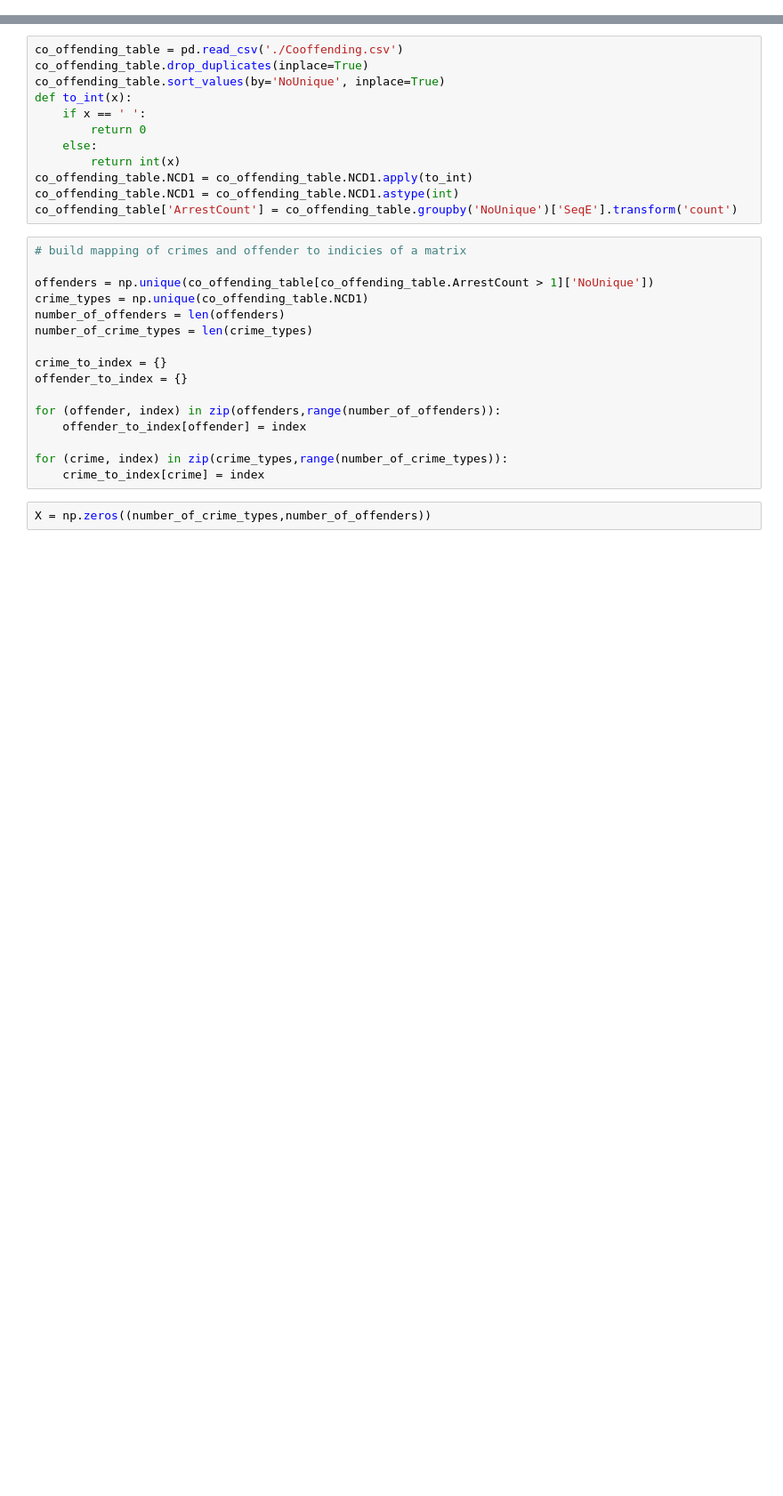
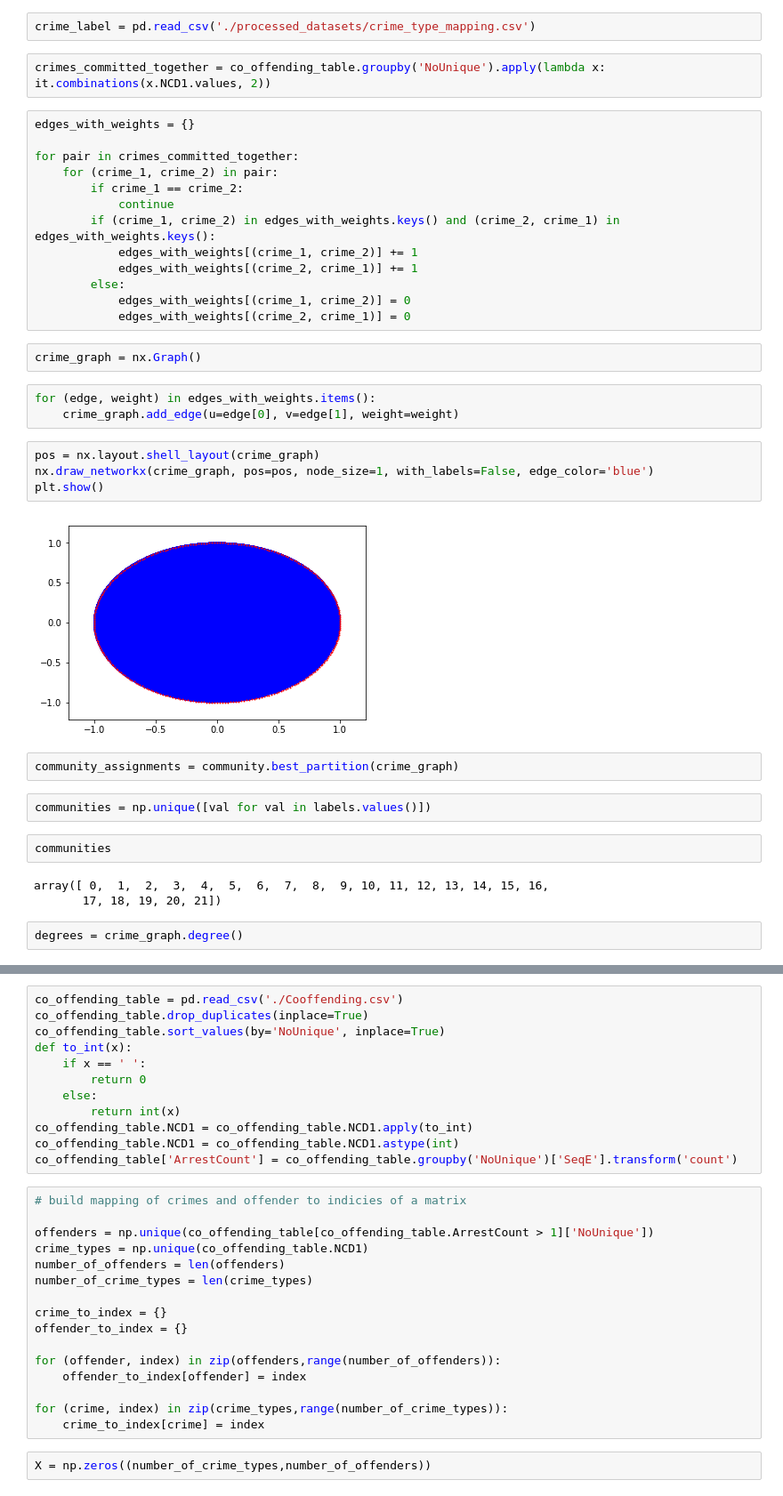
Before and after one commit to henryaspegren/IDS.131-Project, a Jupyter notebook: Clustering Crimes.ipynb, the cells around one changed output, grey strips where cells are left out. Shown at 89% size. Cells and saved outputs as stored; diff of their text form; blank space fills up the shorter version.

```diff
--- a/Clustering Crimes.ipynb
+++ b/Clustering Crimes.ipynb
@@ -5,0 +11,39 @@ import matplotlib.pyplot as plt
+# %%
+crime_label = pd.read_csv('./processed_datasets/crime_type_mapping.csv')
+# %%
+crimes_committed_together = co_offending_table.groupby('NoUnique').apply(lambda x: it.combinations(x.NCD1.values, 2))
+# %%
+edges_with_weights = {}
+
+for pair in crimes_committed_together:
+    for (crime_1, crime_2) in pair:
+        if crime_1 == crime_2:
+            continue
+        if (crime_1, crime_2) in edges_with_weights.keys() and (crime_2, crime_1) in edges_with_weights.keys():
+            edges_with_weights[(crime_1, crime_2)] += 1
+            edges_with_weights[(crime_2, crime_1)] += 1
+        else:
+            edges_with_weights[(crime_1, crime_2)] = 0
+            edges_with_weights[(crime_2, crime_1)] = 0
+# %%
+crime_graph = nx.Graph()
+# %%
+for (edge, weight) in edges_with_weights.items():
+    crime_graph.add_edge(u=edge[0], v=edge[1], weight=weight)
+# %%
+pos = nx.layout.shell_layout(crime_graph)
+nx.draw_networkx(crime_graph, pos=pos, node_size=1, with_labels=False, edge_color='blue')
+plt.show()
+# %% [output]
+[figure, added]
+# %%
+community_assignments = community.best_partition(crime_graph)
+# %%
+communities = np.unique([val for val in labels.values()])
+# %%
+communities
+# %% [output]
+array([ 0,  1,  2,  3,  4,  5,  6,  7,  8,  9, 10, 11, 12, 13, 14, 15, 16,
+       17, 18, 19, 20, 21])
+# %%
+degrees = crime_graph.degree()
```
Also changed, not shown: parts of 10 cells of this notebook.
